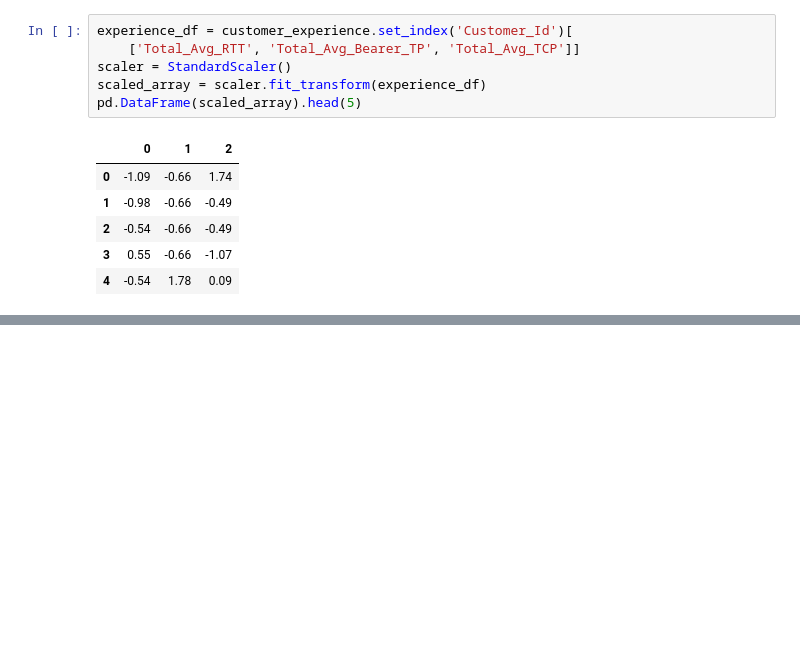
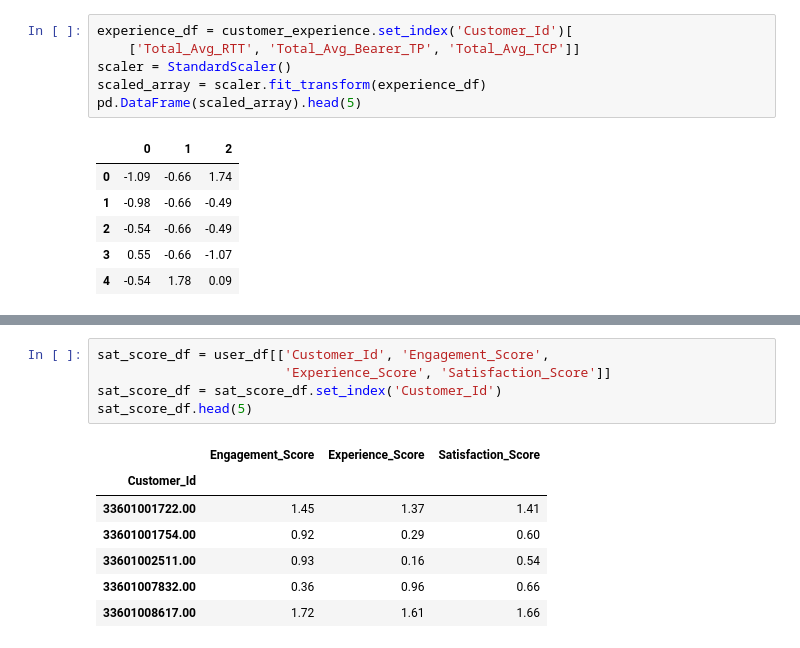
Before and after one commit to yonamg/Telecom-Data-Analysis, a Jupyter notebook: notebook/user_satisfaction_analysis.ipynb, the cells around one changed output, grey strips where cells are left out. Cells and saved outputs as stored; diff of their text form; blank space fills up the shorter version.

```diff
--- a/notebook/user_satisfaction_analysis.ipynb
+++ b/notebook/user_satisfaction_analysis.ipynb
@@ -129,0 +185,13 @@ pd.DataFrame(normalized)
+# %%
+sat_score_df = user_df[['Customer_Id', 'Engagement_Score',
+                        'Experience_Score', 'Satisfaction_Score']]
+sat_score_df = sat_score_df.set_index('Customer_Id')
+sat_score_df.head(5)
+# %% [output]
+|  | Engagement_Score | Experience_Score | Satisfaction_Score |
+| Customer_Id |  |  |  |
+| 33601001722.00 | 1.45 | 1.37 | 1.41 |
+| 33601001754.00 | 0.92 | 0.29 | 0.60 |
+| 33601002511.00 | 0.93 | 0.16 | 0.54 |
+| 33601007832.00 | 0.36 | 0.96 | 0.66 |
+| 33601008617.00 | 1.72 | 1.61 | 1.66 |
```
Also changed, not shown: parts of 10 cells of this notebook.
